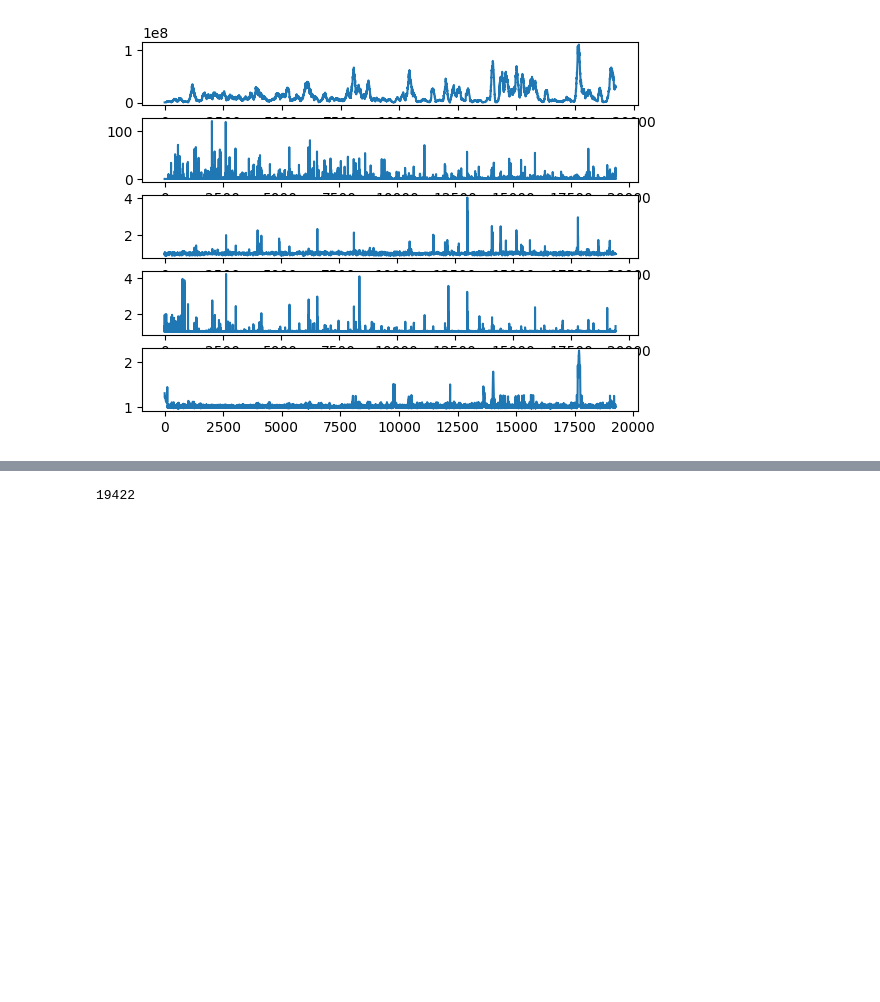
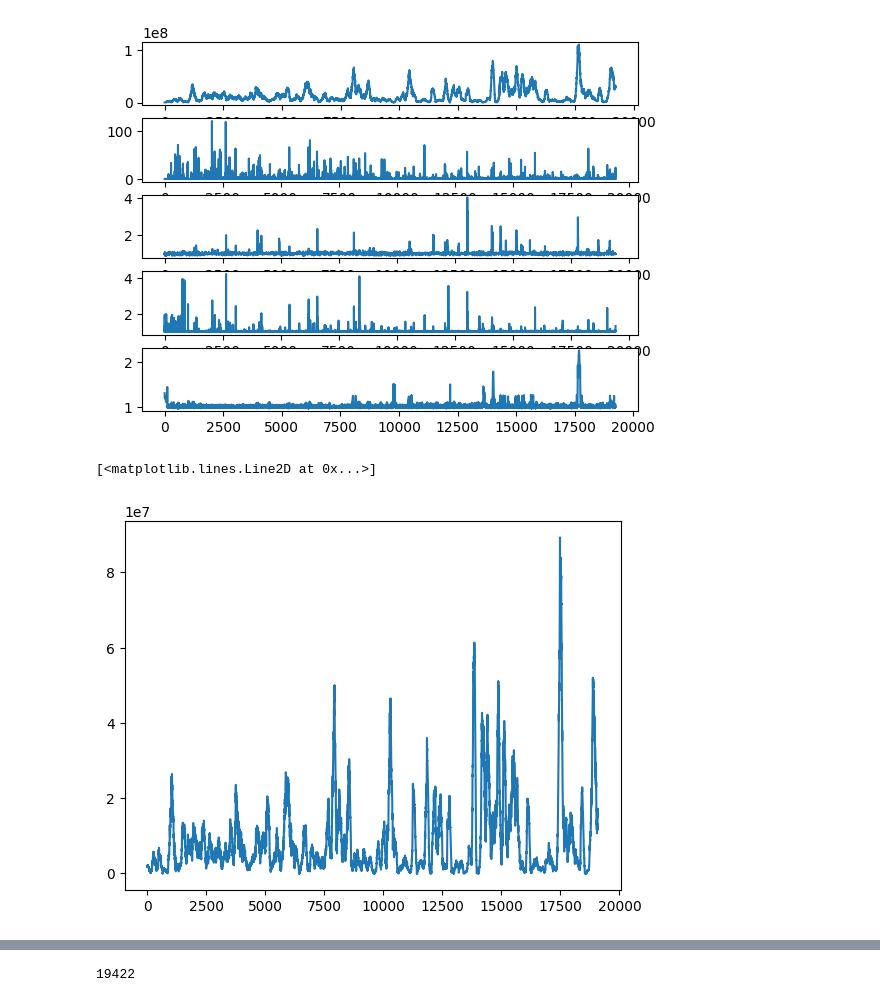
Before and after one commit to NikolayBlagoev/Dota_2_Highlight, a Jupyter notebook: get_anomalies.ipynb, the cells around one changed output, grey strips where cells are left out. Drawn from its saved outputs; the diff is of its cells as text; code cells hidden in the pictures; blank space fills up the shorter version.

```diff
--- a/get_anomalies.ipynb
+++ b/get_anomalies.ipynb
@@ -102,6 +109,12 @@ axs[4].plot(lof(kaiser_wind(np.array(data_binr), 180, 2), 180))
 plt.show()
 # %% [output]
 [figure]
+# %%
+unsup_linreg = polyreg_outliar_mse([data_binr],150)
+plt.plot(eval_linreg(kaiser_wind(np.array(data_binr), 180, 2), 150, unsup_linreg))
+# %% [output]
+[<matplotlib.lines.Line2D at 0x...>]
+[figure, added]
 # %%
 fig, axs = plt.subplots(5)
 
```
Also changed, not shown: parts of 11 cells of this notebook, 2 other files.
